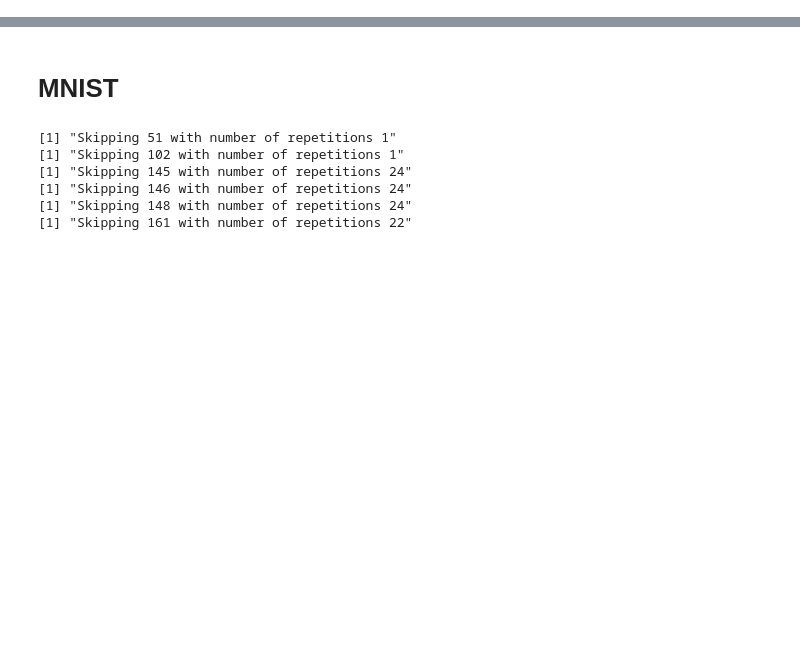
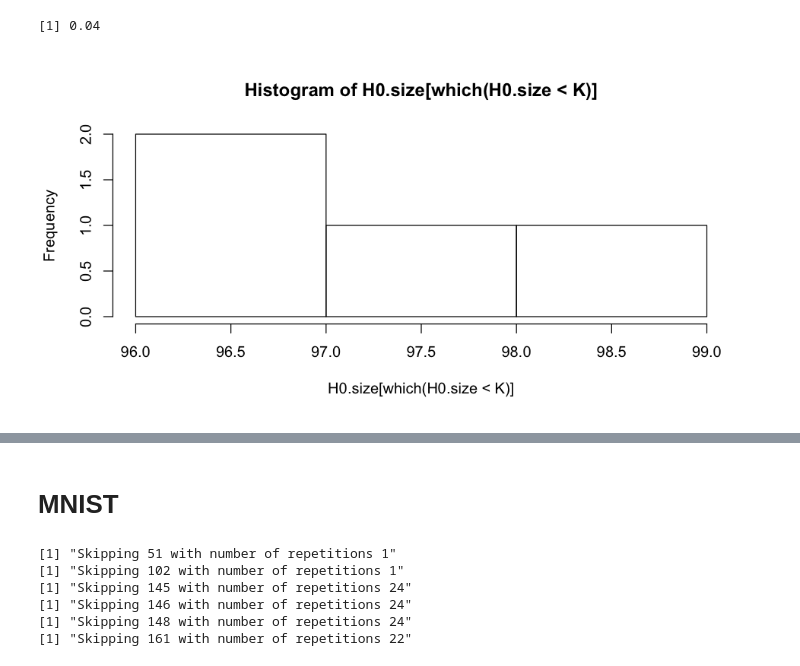
Before and after one commit to LarsHH/reproducible-hyperparameter-optimization-jcgs-2019, a Jupyter notebook: evaluation.ipynb, the cells around one changed output, grey strips where cells are left out. Cells and saved outputs as stored; diff of their text form; code cells hidden in the pictures; blank space fills up the shorter version.

```diff
--- a/evaluation.ipynb
+++ b/evaluation.ipynb
@@ -26 +291,17 @@ Warning message:
+# %%
+K <- 100
+n <- 10
+alpha <- 0.35
+num.runs <- 100
+H0.size <- rep(NA, num.runs)
+for(i in 1:num.runs){
+    df <- as.tibble(data.frame(Psi=rnorm(K*n, mean=0, sd=1), Lambda=rep(1:K, each=n)))
+    filtered.df <- filter_by_anova(df, alpha=alpha, verbose=F)
+    H0.size[i] <- length(unique(filtered.df$Lambda))
+}
+mean(H0.size<K)
+hist(H0.size[which(H0.size<K)])
+# %% [output]
+[1] 0.04
+[figure, added]
 # %%
```
Also changed, not shown: parts of 105 cells of this notebook.
